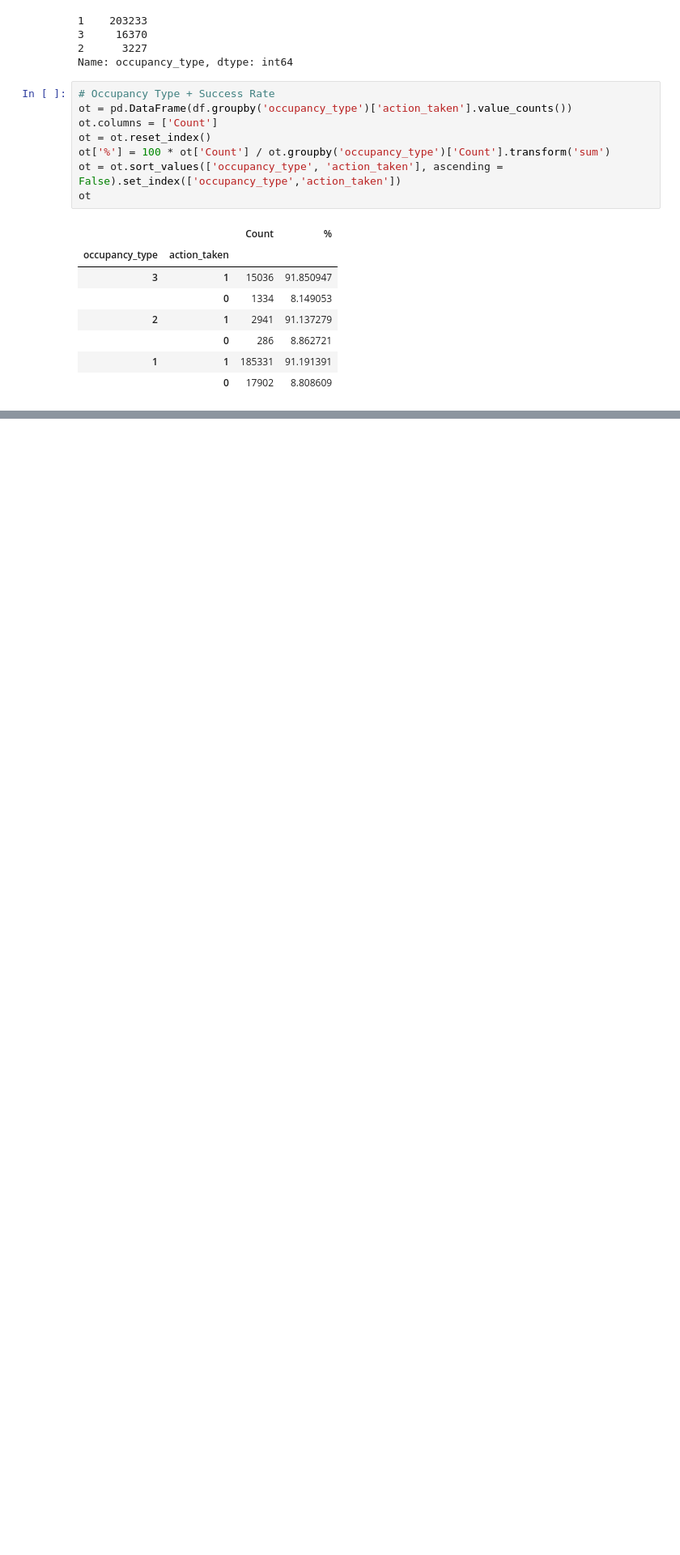
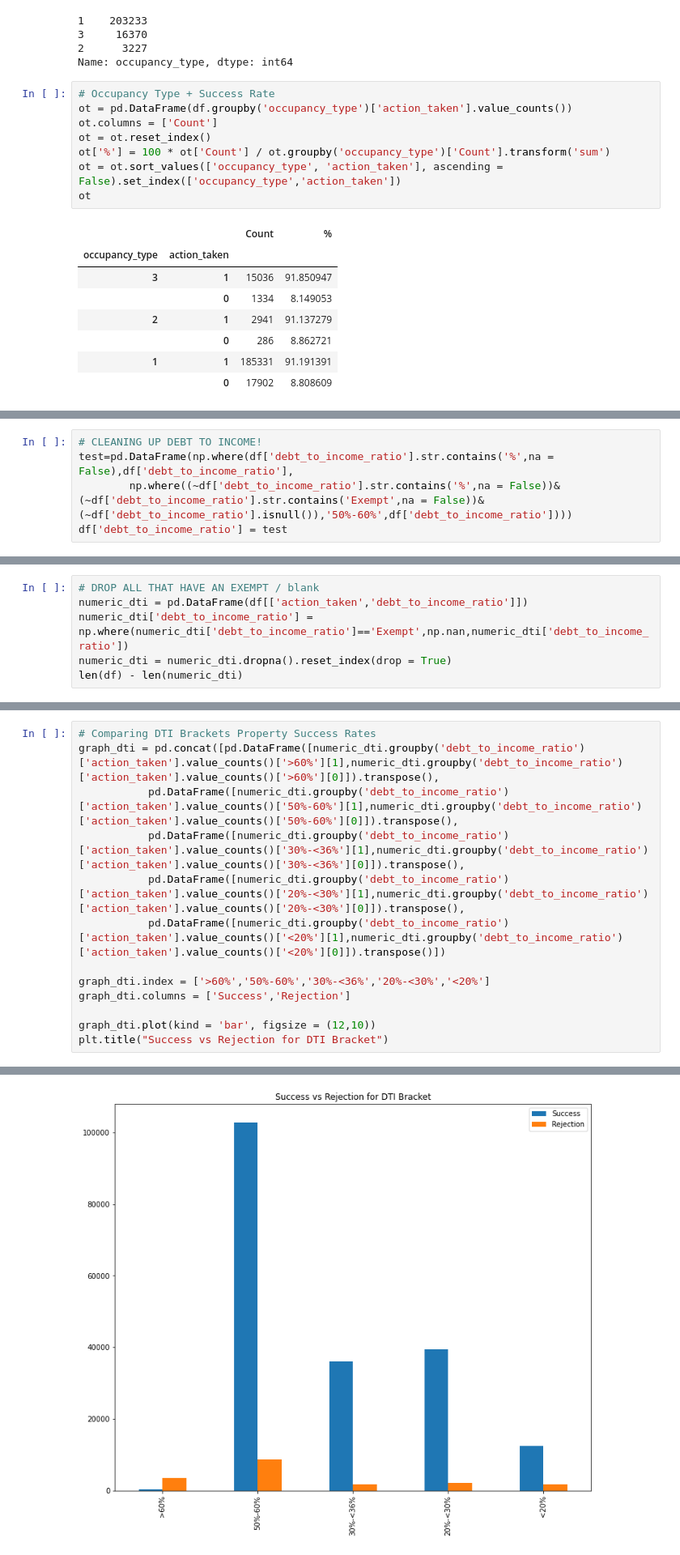
Before and after one commit to tomdoyoon/Illinois-Mortgage-Acceptance, a Jupyter notebook: Loan Outcome Analysis.ipynb, the cells around one changed output, grey strips where cells are left out. Shown: that part at 81% size. Cells and saved outputs as stored; diff of their text form; blank space fills up the shorter version.

```diff
--- a/Loan Outcome Analysis.ipynb
+++ b/Loan Outcome Analysis.ipynb
@@ -445,0 +533,5 @@ df['']
+# %%
+# CLEANING UP DEBT TO INCOME!
+test=pd.DataFrame(np.where(df['debt_to_income_ratio'].str.contains('%',na = False),df['debt_to_income_ratio'],
+        np.where((~df['debt_to_income_ratio'].str.contains('%',na = False))&(~df['debt_to_income_ratio'].str.contains('Exempt',na = False))&(~df['debt_to_income_ratio'].isnull()),'50%-60%',df['debt_to_income_ratio'])))
+df['debt_to_income_ratio'] = test
@@ -445,0 +540,6 @@ df['']
+# %%
+# DROP ALL THAT HAVE AN EXEMPT / blank
+numeric_dti = pd.DataFrame(df[['action_taken','debt_to_income_ratio']])
+numeric_dti['debt_to_income_ratio'] = np.where(numeric_dti['debt_to_income_ratio']=='Exempt',np.nan,numeric_dti['debt_to_income_ratio'])
+numeric_dti = numeric_dti.dropna().reset_index(drop = True)
+len(df) - len(numeric_dti)
@@ -445,0 +569,14 @@ df['']
+# %%
+# Comparing DTI Brackets Property Success Rates
+graph_dti = pd.concat([pd.DataFrame([numeric_dti.groupby('debt_to_income_ratio')['action_taken'].value_counts()['>60%'][1],numeric_dti.groupby('debt_to_income_ratio')['action_taken'].value_counts()['>60%'][0]]).transpose(),
+           pd.DataFrame([numeric_dti.groupby('debt_to_income_ratio')['action_taken'].value_counts()['50%-60%'][1],numeric_dti.groupby('debt_to_income_ratio')['action_taken'].value_counts()['50%-60%'][0]]).transpose(),
+           pd.DataFrame([numeric_dti.groupby('debt_to_income_ratio')['action_taken'].value_counts()['30%-<36%'][1],numeric_dti.groupby('debt_to_income_ratio')['action_taken'].value_counts()['30%-<36%'][0]]).transpose(),
+           pd.DataFrame([numeric_dti.groupby('debt_to_income_ratio')['action_taken'].value_counts()['20%-<30%'][1],numeric_dti.groupby('debt_to_income_ratio')['action_taken'].value_counts()['20%-<30%'][0]]).transpose(),
+           pd.DataFrame([numeric_dti.groupby('debt_to_income_ratio')['action_taken'].value_counts()['<20%'][1],numeric_dti.groupby('debt_to_income_ratio')['action_taken'].value_counts()['<20%'][0]]).transpose()])
+
+graph_dti.index = ['>60%','50%-60%','30%-<36%','20%-<30%','<20%']
+graph_dti.columns = ['Success','Rejection']
+
+graph_dti.plot(kind = 'bar', figsize = (12,10))
+plt.title("Success vs Rejection for DTI Bracket")
+# %% [output]
@@ -445,0 +584 @@ df['']
+[figure, added]
```
Also changed, not shown: parts of 73 cells of this notebook.
